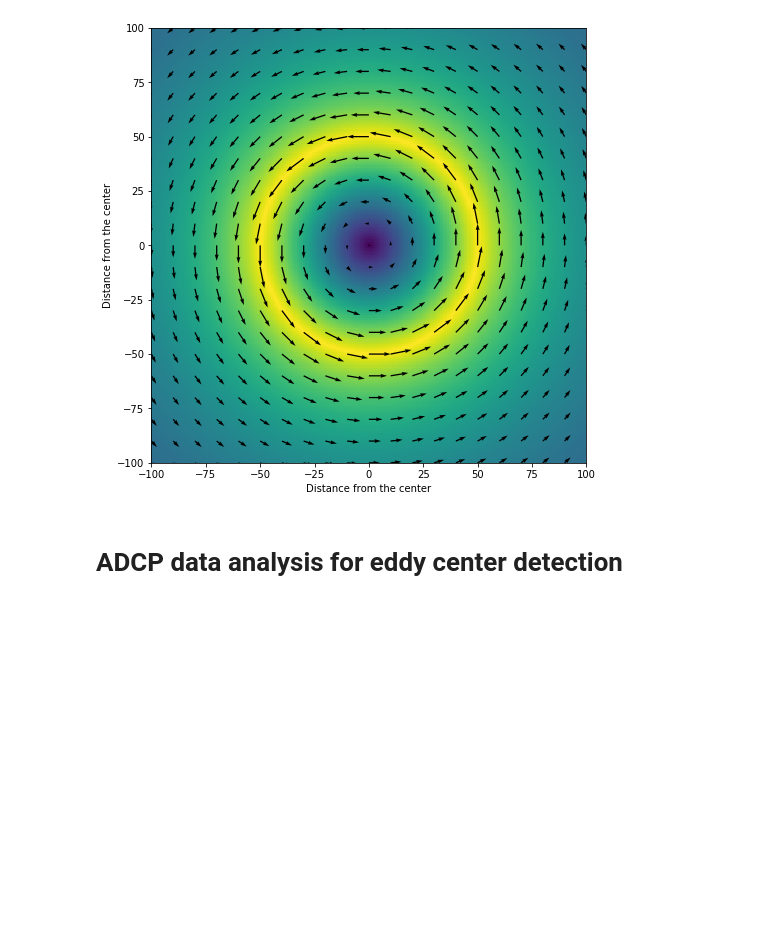
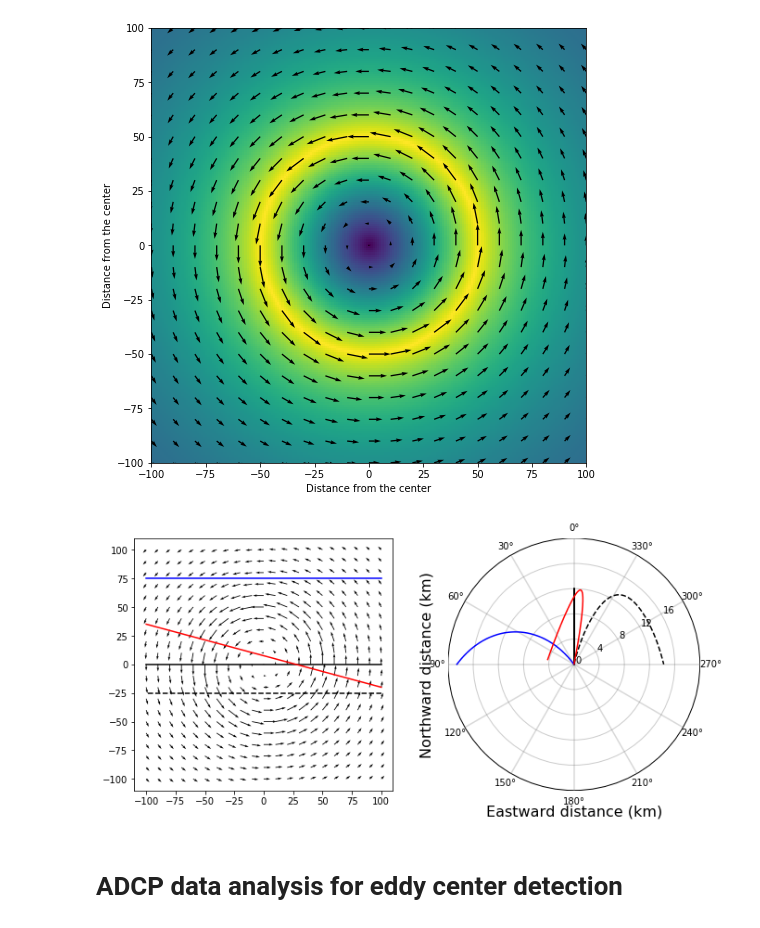
Before and after one commit to TheBobby/ADCP, a Jupyter notebook: centers.ipynb, the cells around one changed output. Drawn from its saved outputs; the diff is of its cells as text; code cells hidden in the pictures; blank space fills up the shorter version.

```diff
--- a/centers.ipynb
+++ b/centers.ipynb
@@ -91,6 +91,41 @@ ax1.set_xlabel('Distance from the center')
 plt.show()
 # %% [output]
 [figure]
+# %%
+# Fine space
+xx = np.arange(-100,101,1)
+yy = np.arange(-100,101,1)
+XX,YY = np.meshgrid(xx,yy)
+# Coarse space
+xx2 = np.arange(-100,110,10)
+yy2 = np.arange(-100,110,10)
+XX2,YY2 = np.meshgrid(xx2,yy2)
+# Example lines
+linex = xx[::-1]
+line1y = np.full(len(linex),0)
+line2y = np.full(len(linex),-25)
+line3y = np.full(len(linex),75)
+line4y = np.linspace(-20,35,len(linex))
+lines = [line1y,line2y,line3y,line4y]
+rrU,rrV = inversions.SimulateRankine(center,par,XX2,YY2,fmt='UV')
+fig = plt.figure(figsize=(11,5))
+ax1 = fig.add_subplot(1,2,1)
+ax2 = fig.add_subplot(1,2,2)
+ax1.quiver(xx2,yy2,rrU,rrV,width=0.003,pivot='tail',scale=10)
+plottools.Hodograph(ax2,20,xtext=True,ytext=True,grid=4)
+strlines = ['k-','k--','b-','r-']
+deltat = 400
+for i in range(len(lines)):
+    line = lines[i]
+    strline = strlines[i]
+    ax1.plot(linex,line,strline)
+    rU,rV = inversions.SimulateRankine(center,par,linex,line,fmt='UV')
+    rUint = (np.cumsum(rU)*deltat)/1000
+    rVint = (np.cumsum(rV)*deltat)/1000
+    ax2.plot(rUint,rVint,strline)
+#plt.savefig('TheRankine.pdf')
+# %% [output]
+[figure, added]
 # %% [markdown]
 # ADCP data analysis for eddy center detection
 # %%
```
Also changed, not shown: parts of 11 cells of this notebook.
